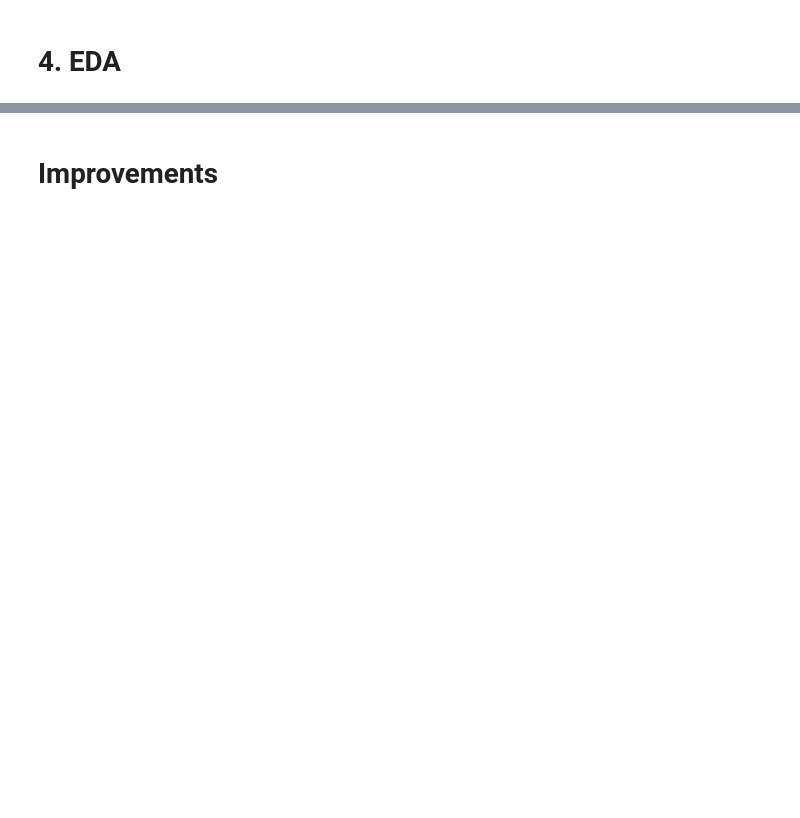
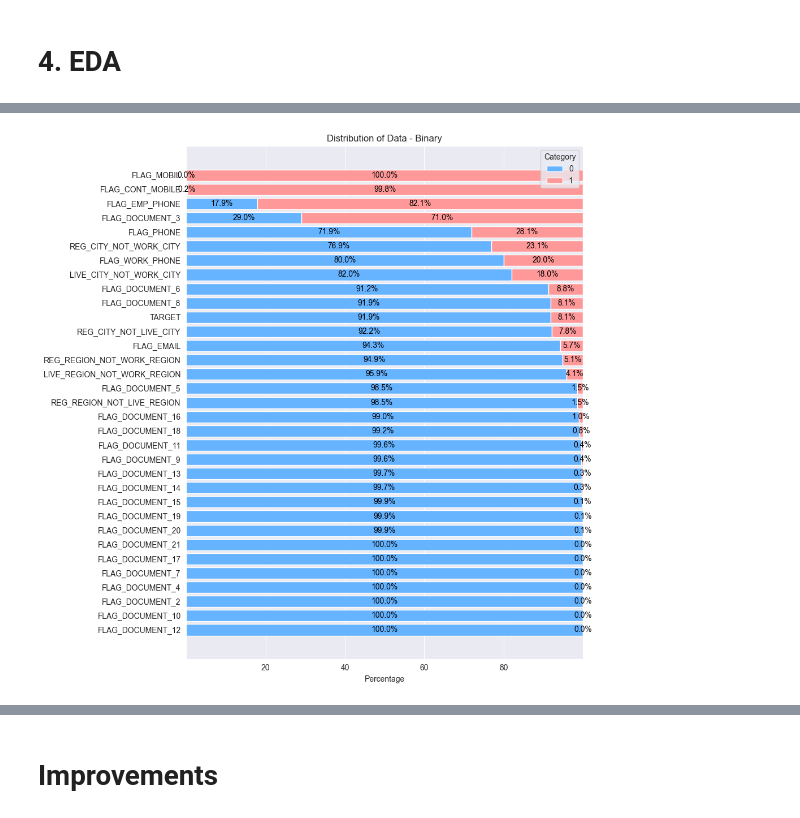
Before and after one commit to CelineChiLamNg/home_credit_default_prediction, a Jupyter notebook: notebooks/home_credit_2.ipynb, the cells around one changed output, grey strips where cells are left out. Saved outputs shown, nothing was run; the diff lists cells and outputs as text; code cells hidden in the pictures; blank space fills up the shorter version.

Commit message:
plot

```diff
--- a/notebooks/home_credit_2.ipynb
+++ b/notebooks/home_credit_2.ipynb
@@ -303,0 +248,38 @@ print(103558/356255)
+# %%
+folder = os.path.join(project_root, "data_train_test_split")
+folder_2 = os.path.join(folder, "train_split")
+
+data_train_path = os.path.join(folder_2, "data_train.pkl")
+bureau_train_path = os.path.join(folder_2, "bureau_train.pkl")
+bureau_balance_train_path = os.path.join(folder_2, "bureau_balance_train.pkl")
+previous_application_train_path = os.path.join(folder_2, "previous_application_train.pkl")
+credit_card_balance_train_path = os.path.join(
+    folder_2, "credit_card_balance_train.pkl")
+installments_payments_train_path = os.path.join(
+    folder_2, "installments_payments_train.pkl")
+POS_CASH_balance_train_path = os.path.join(
+    folder_2, "POS_CASH_balance_train.pkl")
+
+data_train = pd.read_pickle(data_train_path)
+bureau_train = pd.read_pickle(bureau_train_path)
+bureau_balance_train_path = pd.read_pickle(bureau_balance_train_path)
+previous_application_train = pd.read_pickle(previous_application_train_path)
+credit_card_balance_train = pd.read_pickle(credit_card_balance_train_path)
+installments_payments_train = pd.read_pickle(installments_payments_train_path)
+POS_CASH_balance_train = pd.read_pickle(POS_CASH_balance_train_path)
+# %%
+categorical_columns_selector = selector(dtype_exclude='number')
+numerical_columns_selector = selector(dtype_include='number')
+
+data_categorical_columns = categorical_columns_selector(data_train)
+data_numerical_columns = numerical_columns_selector(data_train)
+
+binary_columns = [
+    col for col in data_train.columns
+    if data_train[col].nunique() == 2 and data_train[col].dtype in ['int64', 'float64']
+]
+
+numerical_columns = [
+    col for col in data_numerical_columns
+    if col not in binary_columns
+]
@@ -303,0 +299,6 @@ print(103558/356255)
+# %%
+horizontal_binary_distribution(data=data_train,
+                                        columns=binary_columns,
+                                        title='Distribution of Data - Binary')
+# %% [output]
+[figure, added]
```
Also changed, not shown: parts of 17 cells of this notebook, 1 other file.
